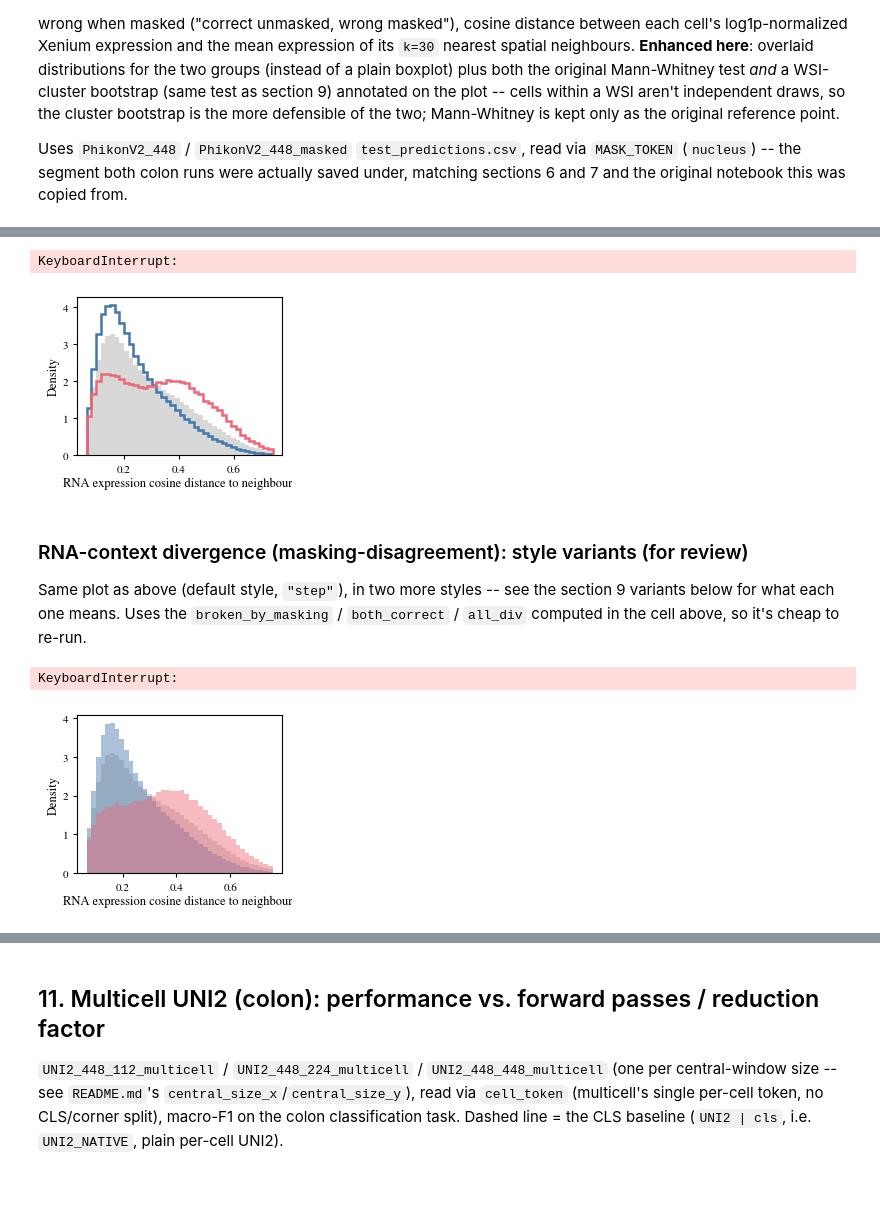
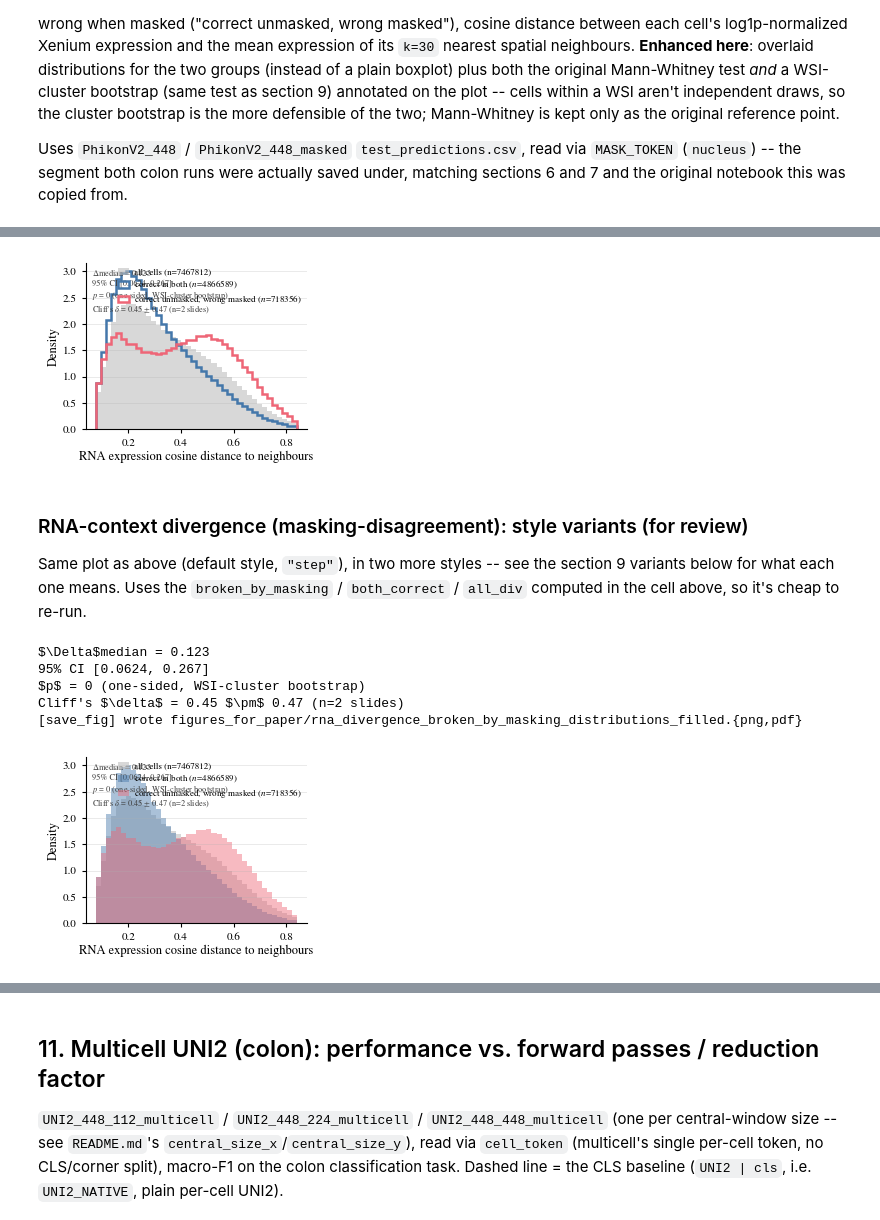
Before and after one commit to Aurelien-Cormoreche/sc-central-tokens-code, a Jupyter notebook: notebooks/figure_for_paper.ipynb, the cells around one changed output, grey strips where cells are left out. Cells and saved outputs as stored; diff of their text form; code cells hidden in the pictures; blank space fills up the shorter version.

```diff
--- a/notebooks/figure_for_paper.ipynb
+++ b/notebooks/figure_for_paper.ipynb
@@ -1570,7 +1570,11 @@ def compute_drift(unmasked_model: str, masked_model: str, correction_name: str,
                    embeddings_datasets: list[str]) -> pd.DataFrame:
     unmasked_base = os.path.join(P.DATASETS_ROOT, f"{unmasked_model}_h5", correction_name)
     masked_base = os.path.join(P.DATASETS_ROOT, f"{masked_model}_h5", correction_name)
-    wsi_names = sorted(set(os.listdir(unmasked_base)) & set(os.listdir(masked_base)))
+    wsi_names = ['Xenium_V1_Human_Colon_Cancer_P1_CRC_Add_on_FFPE',  'Xenium_V1_hColon_Cancer_Add_on_FFPE',
+                 'Xenium_V1_Human_Colon_Cancer_P2_CRC_Add_on_FFPE',  'Xenium_V1_hColon_Non_diseased_Base_FFPE',
+                 'Xenium_V1_Human_Colon_Cancer_P5_CRC_Add_on_FFPE' ]
+
+
     if not wsi_names:
         raise ValueError(f"No shared WSI directories between {unmasked_base!r} and {masked_base!r}")
     rows = []
@@ -1852,7 +1856,7 @@ def plot_group_distributions_with_all(df: pd.DataFrame, value_col: str, xlabel:
                                       mask_top: np.ndarray, mask_bottom: np.ndarray,
                                       label_top: str, label_bottom: str,
                                       bins: int = 40, clip_pct=(0.5, 99.5),
-                                      style: str = "step", show_stats: bool = False,
+                                      style: str = "step", show_stats: bool = True,
                                       legend_loc: str = "upper right"):
     x_all = df[value_col].to_numpy(dtype=float)
     x_all = x_all[np.isfinite(x_all)]
@@ -1886,6 +1890,7 @@ def plot_group_distributions_with_all(df: pd.DataFrame, value_col: str, xlabel:
                f"(n={stat['cliffs_delta_n_wsi']} slides)")
         ax.text(0.03, 0.97, txt, transform=ax.transAxes, va="top", ha="left",
                 fontsize=6, color="0.25")
+        print(txt)
 
     ax.grid(axis="y", alpha=0.3, linewidth=0.6)
     ax.spines[["top", "right"]].set_visible(False)
@@ -1978,7 +1983,7 @@ if analysis_df is not None:
                               ("expr_cosine_dist_to_neighbors", RNA_CONTEXT_DIVERGENCE_XLABEL)]:
         plot_group_distributions_with_all(
             analysis_df, value_col, xlabel, top_mask, bottom_mask,
-            f"top {TOP_BOTTOM_DRIFT_FRAC:.0%} drift", f"bottom {TOP_BOTTOM_DRIFT_FRAC:.0%} drift",
+            f"top {TOP_BOTTOM_DRIFT_FRAC:.0%} drift", f"bottom {TOP_BOTTOM_DRIFT_FRAC:.0%} drift",show_stats=True
         )
 else:
     print("[skip] analysis_df is None -- see the cell above.")
@@ -2090,7 +2111,7 @@ def plot_two_group_distributions(group_a: np.ndarray, group_b: np.ndarray,
                                  label_a: str, label_b: str, xlabel: str,
                                  groups_for_bootstrap: np.ndarray = None, bins: int = 40,
                                  all_values: np.ndarray = None, all_label: str = "all cells",
-                                 style: str = "step", show_stats: bool = False) -> dict:
+                                 style: str = "step", show_stats: bool = True) -> dict:
     """group_a is the group hypothesised to have the *higher* divergence
     (broken-by-masking), group_b the lower one (correct-in-both) -- matches
     cluster_bootstrap_group_diff's one-sided a > b convention (section 9's
@@ -2138,6 +2159,7 @@ def plot_two_group_distributions(group_a: np.ndarray, group_b: np.ndarray,
                    f"(n={stats['cliffs_delta_n_wsi']} slides)")
         else:
             txt = "no WSI-cluster bootstrap available (groups_for_bootstrap not given)"
+        print(txt)
         ax.text(0.03, 0.97, txt, transform=ax.transAxes, va="top", ha="left",
                 fontsize=6, color="0.25")
 
@@ -2168,7 +2190,7 @@ if not _masked_preds.empty and not _unmasked_preds.empty:
             "correct unmasked, wrong masked", "correct in both",
             RNA_CONTEXT_DIVERGENCE_XLABEL,
             groups_for_bootstrap=pooled_wsi,
-            all_values=all_div, all_label="all cells",
+            all_values=all_div, all_label="all cells", show_stats=True
         )
     else:
         print(f"[skip] too few cells in one group (both_correct n={len(both_correct)}, "
@@ -2183,5 +2206,4 @@ WARNING: adata.X seems to be already log-transformed.
-KeyboardInterrupt:
-[figure, old version]
+[figure, new version]
 # %% [markdown]
 ### RNA-context divergence (masking-disagreement): style variants (for review)
 
@@ -2202,8 +2224,12 @@ if not _masked_preds.empty and not _unmasked_preds.empty and len(both_correct) >
 else:
     print("[skip] see the cell above.")
 # %% [output]
-KeyboardInterrupt:
+$\Delta$median = 0.123
+95% CI [0.0624, 0.267]
+$p$ = 0 (one-sided, WSI-cluster bootstrap)
+Cliff's $\delta$ = 0.45 $\pm$ 0.47 (n=2 slides)
+[save_fig] wrote figures_for_paper/rna_divergence_broken_by_masking_distributions_filled.{png,pdf}
-[figure, old version]
+[figure, new version]
 # %%
 # Variant: smoothed density (KDE)
 if not _masked_preds.empty and not _unmasked_preds.empty and len(both_correct) > 5 and len(broken_by_masking) > 5:
```
Also changed, not shown: parts of 9 cells of this notebook, 10 other files.
